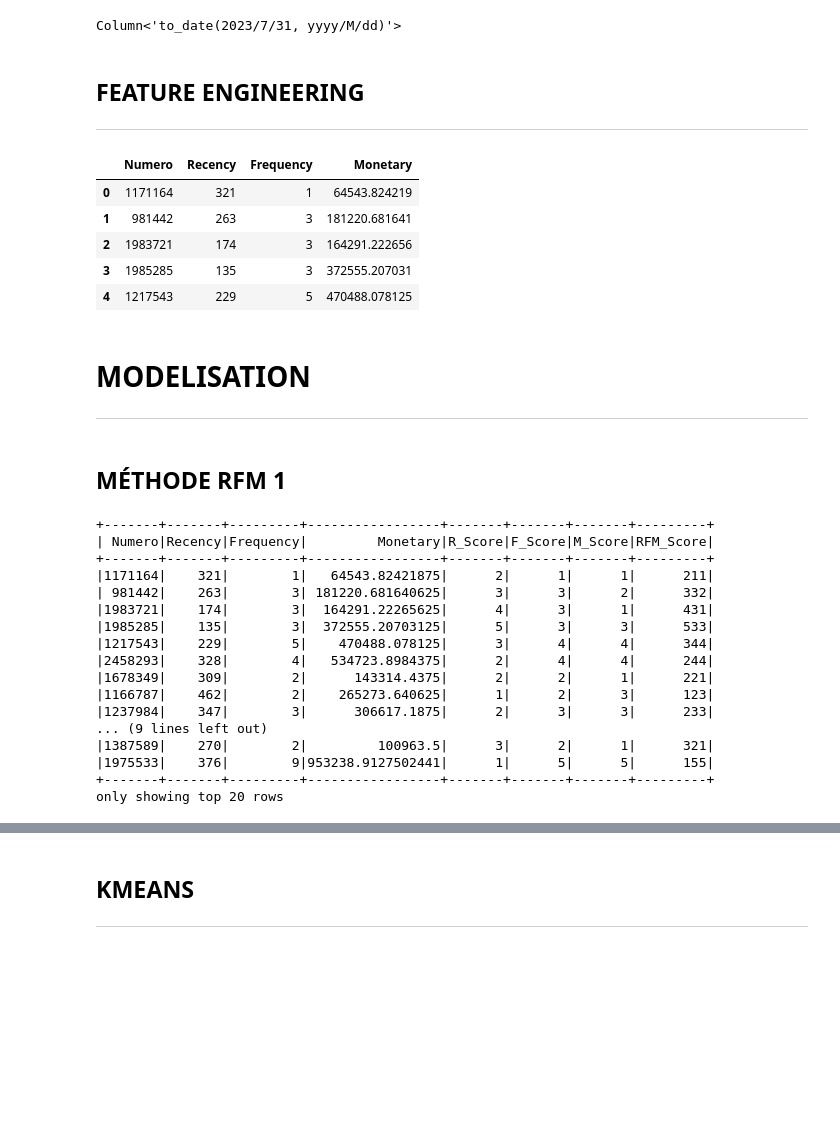
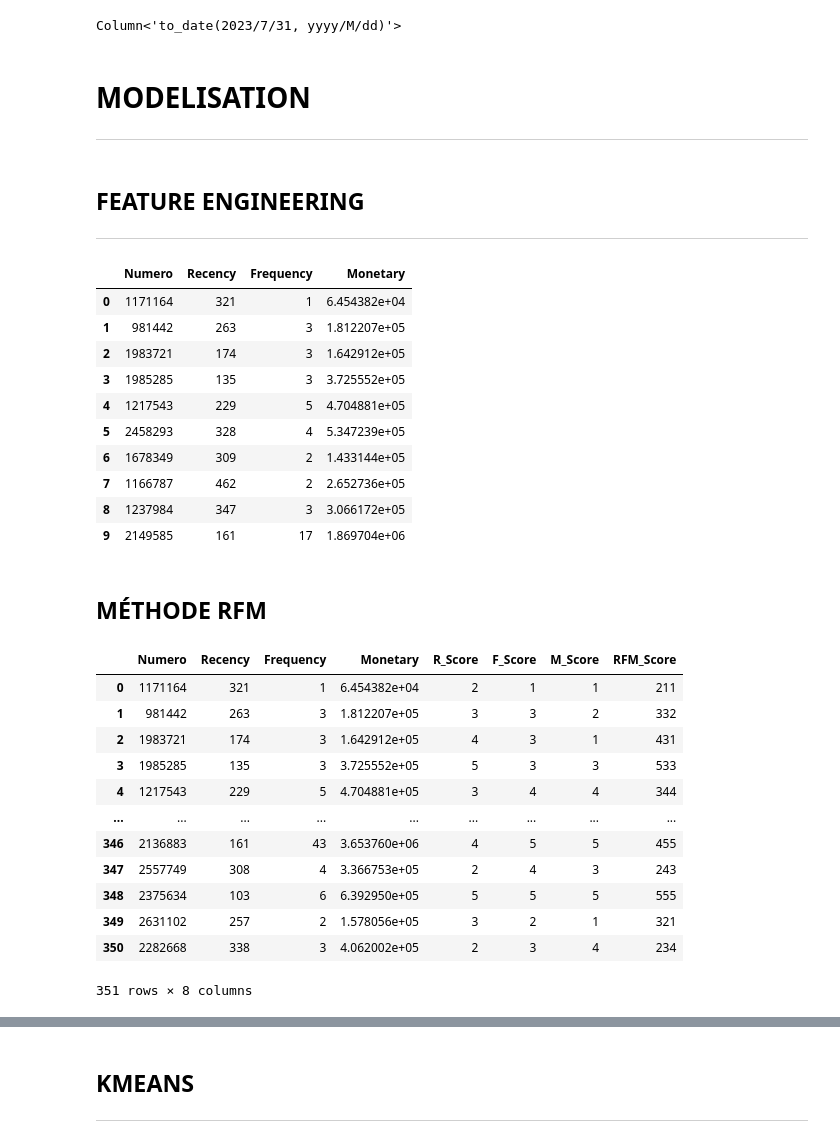
Before and after one commit to momowade221/Notebook_Segmentation_Client_OM, a Jupyter notebook: Transactions_OM.ipynb, the cells around one changed output, grey strips where cells are left out. Drawn from its saved outputs; the diff is of its cells as text; code cells hidden in the pictures; blank space fills up the shorter version.

```diff
--- a/Transactions_OM.ipynb
+++ b/Transactions_OM.ipynb
@@ -200,6 +201,10 @@ latest_date = to_date(lit(string_date), 'yyyy/M/dd')
 latest_date
 # %% [output]
 Column<'to_date(2023/7/31, yyyy/M/dd)'>
+# %% [markdown]
+# **MODELISATION**
+
+---
 # %% [markdown]
 ##  **FEATURE ENGINEERING**
 
@@ -207,37 +212,38 @@ Column<'to_date(2023/7/31, yyyy/M/dd)'>
 # %%
 df_recency = df.groupBy("Numero").agg(
     datediff(latest_date, max(col("date"))).alias("Recency")
 )
 
 # Calculate Frequency (number of transactions)
 df_frequency = df.groupBy("Numero").agg(
     count("*").alias("Frequency")
 )
 
 # Calculate Monetary Value (total transaction amount)
 df_monetary = df.groupBy("Numero").agg(
     sum("transaction_amount").alias("Monetary")
 )
 
 # Join the recency, frequency, and monetary DataFrames
 rfm = df_recency.join(df_frequency, "Numero", "inner").join(df_monetary, "Numero", "inner")
 #Save to csv
 rfm.toPandas().to_csv('0datasets/om_rfm_dataset.csv', index=False)
 # Show the RFM DataFrame
-rfm.toPandas().head()
+rfm.toPandas().head(10)
 # %% [output]
 |  | Numero | Recency | Frequency | Monetary |
-| 0 | 1171164 | 321 | 1 | 64543.824219 |
-| 1 | 981442 | 263 | 3 | 181220.681641 |
-| 2 | 1983721 | 174 | 3 | 164291.222656 |
-| 3 | 1985285 | 135 | 3 | 372555.207031 |
-| 4 | 1217543 | 229 | 5 | 470488.078125 |
+| 0 | 1171164 | 321 | 1 | 6.454382e+04 |
+| 1 | 981442 | 263 | 3 | 1.812207e+05 |
+| 2 | 1983721 | 174 | 3 | 1.642912e+05 |
+| 3 | 1985285 | 135 | 3 | 3.725552e+05 |
+| 4 | 1217543 | 229 | 5 | 4.704881e+05 |
+| 5 | 2458293 | 328 | 4 | 5.347239e+05 |
+| 6 | 1678349 | 309 | 2 | 1.433144e+05 |
+| 7 | 1166787 | 462 | 2 | 2.652736e+05 |
+| 8 | 1237984 | 347 | 3 | 3.066172e+05 |
+| 9 | 2149585 | 161 | 17 | 1.869704e+06 |
-# %% [markdown]
-# **MODELISATION**
-
----
 # %% [markdown]
-## **MÉTHODE RFM 1**
+## **MÉTHODE RFM**
 # %%
 rfm_df=rfm
 # Calculer les quantiles
@@ -264,25 +270,21 @@ rfm_df = (rfm_df
 )
 
 # Afficher le DataFrame résultant
-rfm_df.show()
+printdf(rfm_df)
 # %% [output]
+|  | Numero | Recency | Frequency | Monetary | R_Score | F_Score | M_Score | RFM_Score |
+| 0 | 1171164 | 321 | 1 | 6.454382e+04 | 2 | 1 | 1 | 211 |
+| 1 | 981442 | 263 | 3 | 1.812207e+05 | 3 | 3 | 2 | 332 |
+| 2 | 1983721 | 174 | 3 | 1.642912e+05 | 4 | 3 | 1 | 431 |
+| 3 | 1985285 | 135 | 3 | 3.725552e+05 | 5 | 3 | 3 | 533 |
+| 4 | 1217543 | 229 | 5 | 4.704881e+05 | 3 | 4 | 4 | 344 |
+| ... | ... | ... | ... | ... | ... | ... | ... | ... |
+| 346 | 2136883 | 161 | 43 | 3.653760e+06 | 4 | 5 | 5 | 455 |
+| 347 | 2557749 | 308 | 4 | 3.366753e+05 | 2 | 4 | 3 | 243 |
+| 348 | 2375634 | 103 | 6 | 6.392950e+05 | 5 | 5 | 5 | 555 |
+| 349 | 2631102 | 257 | 2 | 1.578056e+05 | 3 | 2 | 1 | 321 |
+| 350 | 2282668 | 338 | 3 | 4.062002e+05 | 2 | 3 | 4 | 234 |
-+-------+-------+---------+-----------------+-------+-------+-------+---------+
-| Numero|Recency|Frequency|         Monetary|R_Score|F_Score|M_Score|RFM_Score|
-+-------+-------+---------+-----------------+-------+-------+-------+---------+
-|1171164|    321|        1|   64543.82421875|      2|      1|      1|      211|
-| 981442|    263|        3| 181220.681640625|      3|      3|      2|      332|
-|1983721|    174|        3|  164291.22265625|      4|      3|      1|      431|
-|1985285|    135|        3|  372555.20703125|      5|      3|      3|      533|
-|1217543|    229|        5|    470488.078125|      3|      4|      4|      344|
-|2458293|    328|        4|   534723.8984375|      2|      4|      4|      244|
-|1678349|    309|        2|      143314.4375|      2|      2|      1|      221|
-|1166787|    462|        2|    265273.640625|      1|      2|      3|      123|
-|1237984|    347|        3|      306617.1875|      2|      3|      3|      233|
-... (9 lines left out)
-|1387589|    270|        2|         100963.5|      3|      2|      1|      321|
-|1975533|    376|        9|953238.9127502441|      1|      5|      5|      155|
-+-------+-------+---------+-----------------+-------+-------+-------+---------+
-only showing top 20 rows
+351 rows × 8 columns
 # %%
 # segments2 = {
 #    "En train de les perdre mais engagés": ["111", "112", "121", "131", "141", "151"],
```
Also changed, not shown: parts of 15 cells of this notebook.
